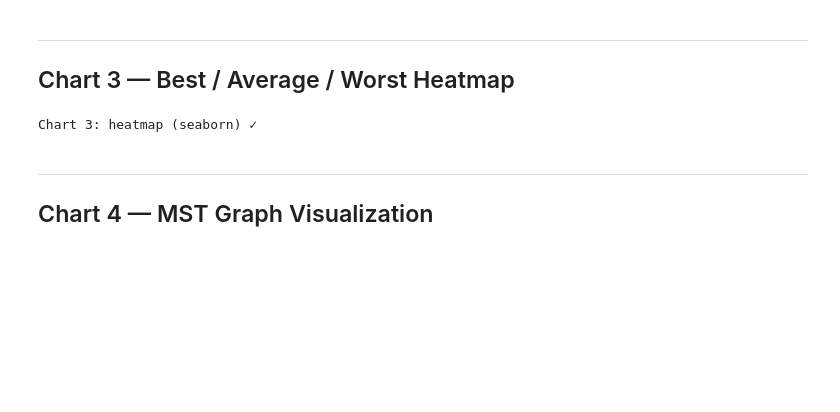
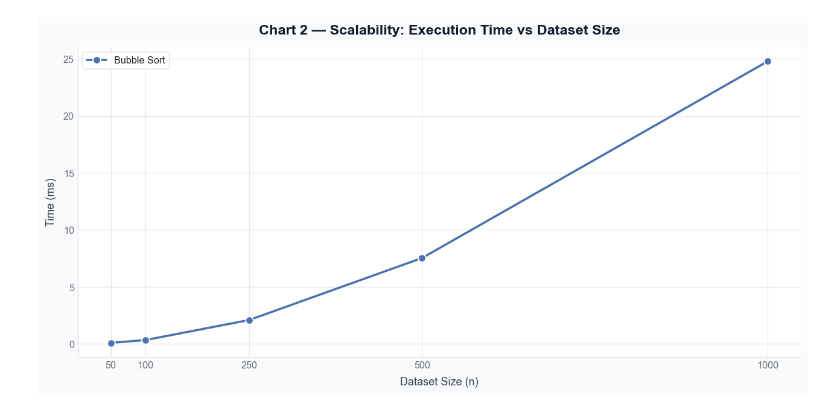
Before and after one commit to garcieee/algorithms-visualizer, a Jupyter notebook: Algorithms Finals/Part4_Visualization.ipynb, the cells around one changed output. Cells and saved outputs as stored; diff of their text form; code cells hidden in the pictures; blank space fills up the shorter version.

```diff
--- a/Algorithms Finals/Part4_Visualization.ipynb
+++ b/Algorithms Finals/Part4_Visualization.ipynb
@@ -390,61 +70,23 @@ Chart 2: scalability curve ✓
-# %% [markdown]
----
-## Chart 3 — Best / Average / Worst Heatmap
-# %%
-# =========================================================
-#  CHART 3 — Best / Average / Worst Case Heatmap
-#  Seaborn heatmap with annotated cells.
-#  Darker = slower. Green diagonal = best case per algorithm.
-# =========================================================
-n_h = 500
-cases_h = {
-    "Best\n(sorted)":    list(range(n_h)),
-    "Average\n(random)": [random.randint(0, 9999) for _ in range(n_h)],
-    "Worst\n(reversed)": list(range(n_h, 0, -1)),
-}
-matrix_h = np.array([
-    [(lambda t0, fn=fn, d=d:
-      (time.perf_counter() - t0) * 1000)(time.perf_counter(), fn(d[:]))
-     for d in cases_h.values()]
-    for _, fn in ALGORITHMS
-])
-
-fig, ax = plt.subplots(figsize=(10, 7))
-fig.patch.set_facecolor(FIG_BG)
-
-sns.heatmap(
-    matrix_h,
-    ax=ax,
-    annot=True,
-    fmt=".2f",
-    cmap="YlOrRd",
-    linewidths=0.5,
-    linecolor="#E2E8F0",
-    cbar_kws={"label": "Time (ms)", "shrink": 0.82, "pad": 0.02},
-    xticklabels=list(cases_h.keys()),
-    yticklabels=[n for n, _ in ALGORITHMS],
-    annot_kws={"size": 10, "weight": "bold"},
-)
-ax.set_title(f"Chart 3 — Best / Average / Worst Case Heatmap  (n = {n_h})",
-             color="#111827", pad=14)
-ax.set_xlabel("Input Type", labelpad=10)
-ax.set_ylabel("Algorithm", labelpad=10)
-ax.tick_params(axis="x", rotation=0)
-ax.tick_params(axis="y", rotation=0)
-
-# Add a subtitle
-fig.text(0.5, -0.02,
-         "Values in ms — darker red = slower. Best case (sorted) shows O(n) for bubble/insertion.",
-         ha="center", fontsize=9, color=SLATE, style="italic")
-plt.tight_layout()
-plt.savefig("/tmp/p4_chart3.png")
-plt.show()
-print("Chart 3: heatmap (seaborn) ✓")
-# %% [output]
-Chart 3: heatmap (seaborn) ✓
-# %% [markdown]
----
-## Chart 4 — MST Graph Visualization
+# %%
+# =========================================================
+#  CHART 2 — Sorting Scalability Curve (Now renders inline)
+# =========================================================
+SIZES = [50, 100, 250, 500, 1000]
+scale = {"Bubble Sort": []}
+for sz in SIZES:
+    d = [random.randint(0, 9999) for _ in range(sz)]
+    t0 = time.perf_counter(); bubble_sort(d[:]); scale["Bubble Sort"].append((time.perf_counter() - t0) * 1000)
+
+fig, ax = plt.subplots(figsize=(10, 5))
+fig.patch.set_facecolor(FIG_BG)
+ax.plot(SIZES, scale["Bubble Sort"], marker="o", label="Bubble Sort", color=PALETTE[0], linewidth=2, markersize=7, markeredgecolor="white")
+ax.set_title("Chart 2 — Scalability: Execution Time vs Dataset Size", color="#111827")
+ax.set_xlabel("Dataset Size (n)"); ax.set_ylabel("Time (ms)"); ax.set_xticks(SIZES)
+style_ax(ax); ax.legend(loc="upper left")
+plt.tight_layout()
+plt.show()
+# %% [output]
+[figure, added]
 # %%
 # =========================================================
 #  CHART 4 — MST Graph Visualization
```
Also changed, not shown: parts of 18 cells of this notebook, 5 other files.
